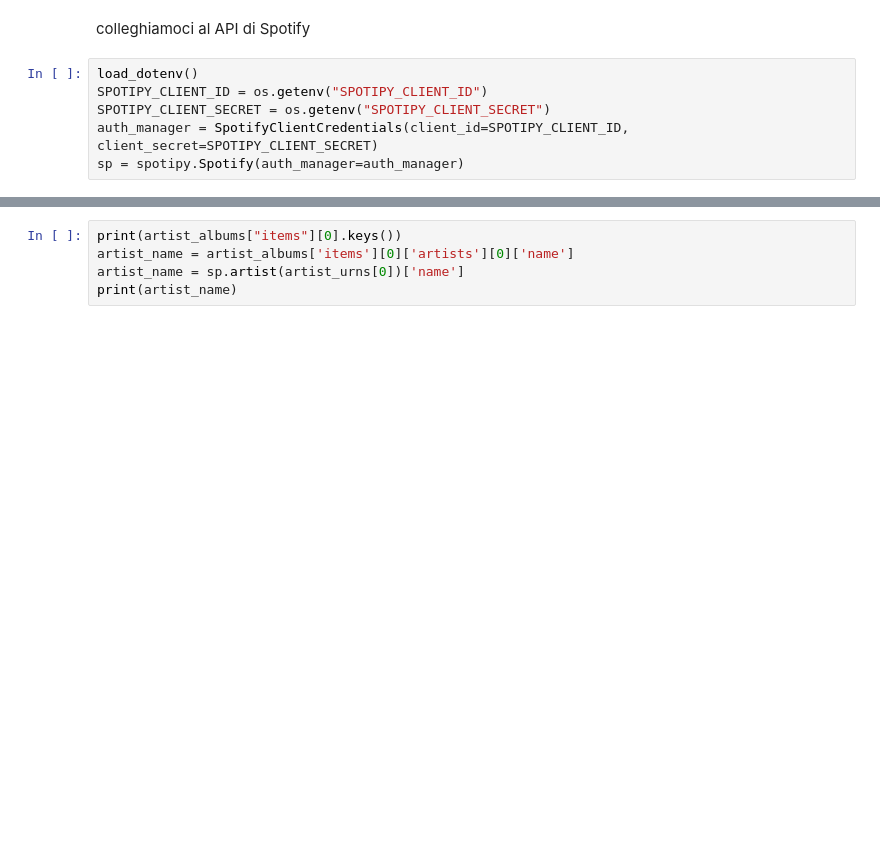
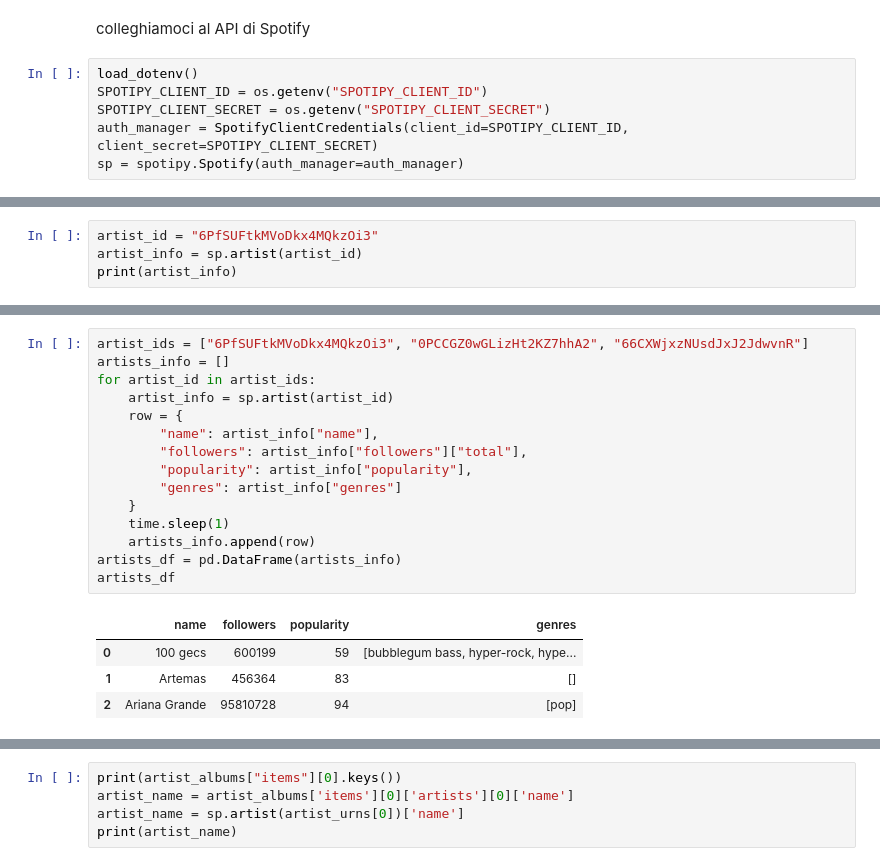
Before and after one commit to fbottarelli/ITS_course_data_integration, a Jupyter notebook: api/spotify/spotify.ipynb, the cells around one changed output, grey strips where cells are left out. Drawn from its saved outputs; the diff is of its cells as text; blank space fills up the shorter version.

```diff
--- a/api/spotify/spotify.ipynb
+++ b/api/spotify/spotify.ipynb
@@ -67,0 +41,4 @@ df
+# %%
+artist_id = "6PfSUFtkMVoDkx4MQkzOi3"
+artist_info = sp.artist(artist_id)
+print(artist_info)
@@ -67,0 +83,20 @@ df
+# %%
+artist_ids = ["6PfSUFtkMVoDkx4MQkzOi3", "0PCCGZ0wGLizHt2KZ7hhA2", "66CXWjxzNUsdJxJ2JdwvnR"]
+artists_info = []
+for artist_id in artist_ids:
+    artist_info = sp.artist(artist_id)
+    row = {
+        "name": artist_info["name"],
+        "followers": artist_info["followers"]["total"],
+        "popularity": artist_info["popularity"],
+        "genres": artist_info["genres"]
+    }
+    time.sleep(1)
+    artists_info.append(row)
+artists_df = pd.DataFrame(artists_info)
+artists_df
+# %% [output]
+|  | name | followers | popularity | genres |
+| 0 | 100 gecs | 600199 | 59 | [bubblegum bass, hyper-rock, hype... |
+| 1 | Artemas | 456364 | 83 | [] |
+| 2 | Ariana Grande | 95810728 | 94 | [pop] |
```
Also changed, not shown: parts of 38 cells of this notebook, 22 other files.
